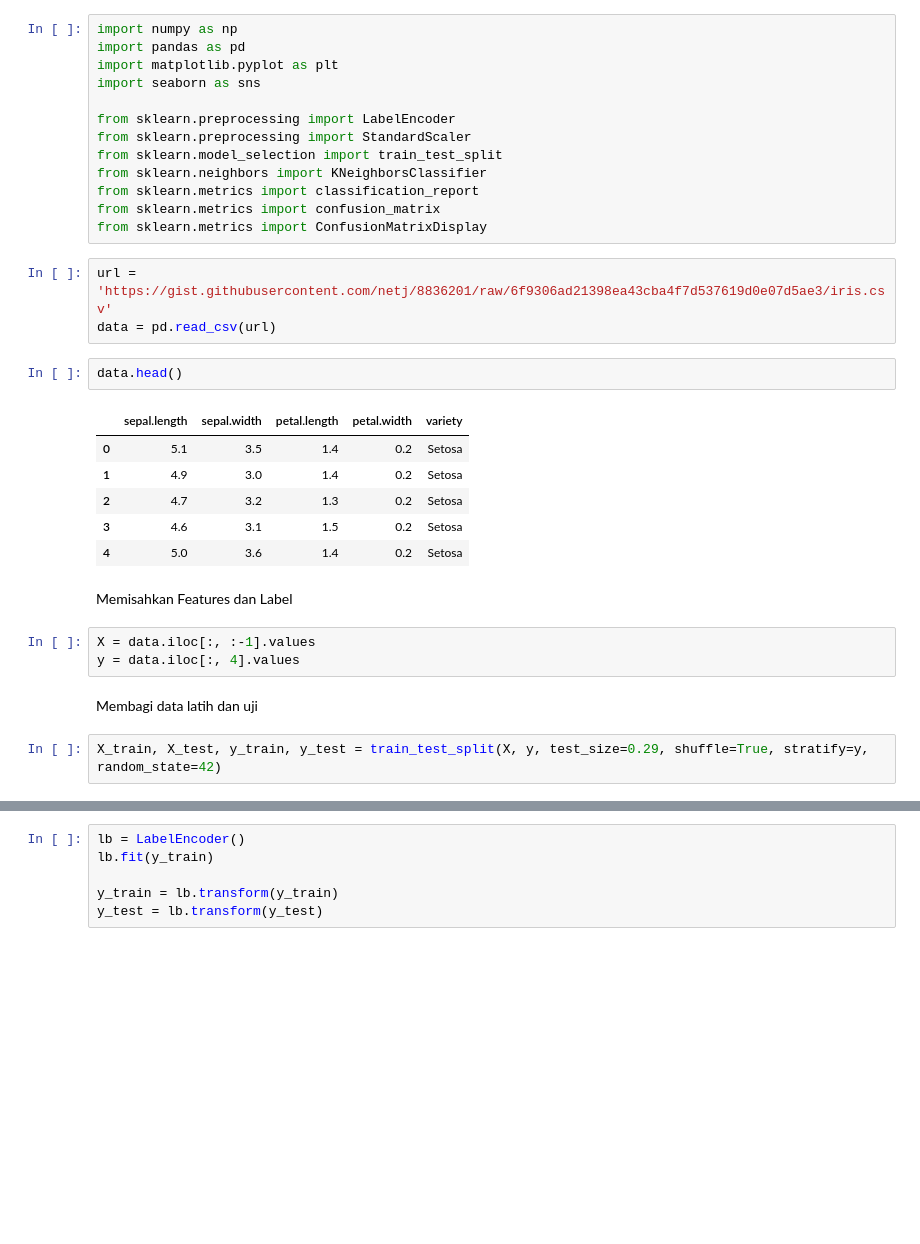
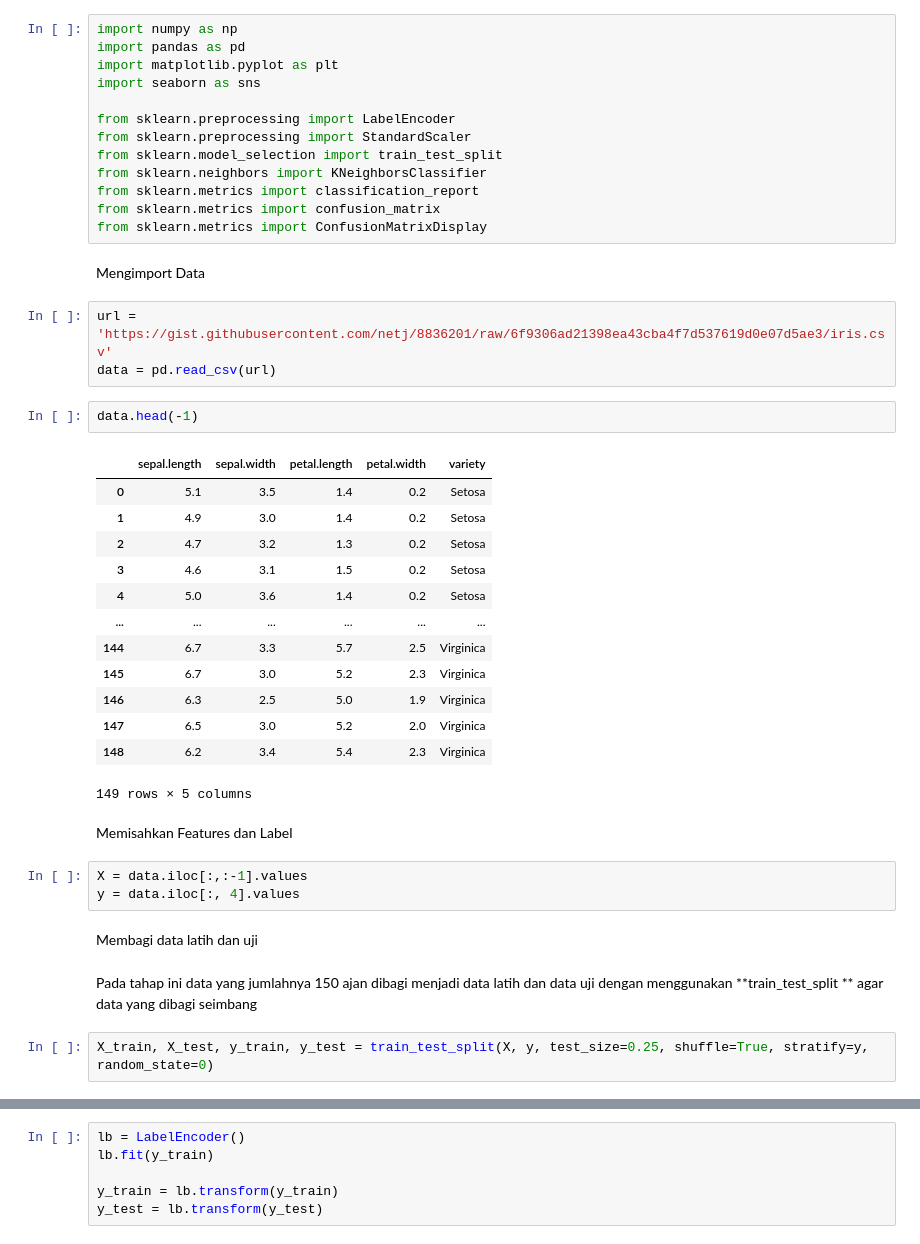
Before and after one commit to AhmadSuud/datamining, a Jupyter notebook: _sources/notebooks3.ipynb, the cells around one changed output, grey strips where cells are left out. Cells and saved outputs as stored; diff of their text form; blank space fills up the shorter version.

```diff
--- a/_sources/notebooks3.ipynb
+++ b/_sources/notebooks3.ipynb
@@ -15,24 +29,35 @@ from sklearn.neighbors import KNeighborsClassifier
 from sklearn.metrics import classification_report
 from sklearn.metrics import confusion_matrix
 from sklearn.metrics import ConfusionMatrixDisplay
+# %% [markdown]
+Mengimport Data
 # %%
 url = 'https://gist.githubusercontent.com/netj/8836201/raw/6f9306ad21398ea43cba4f7d537619d0e07d5ae3/iris.csv'
 data = pd.read_csv(url)
 # %%
-data.head()
+data.head(-1)
 # %% [output]
 |  | sepal.length | sepal.width | petal.length | petal.width | variety |
 | 0 | 5.1 | 3.5 | 1.4 | 0.2 | Setosa |
 | 1 | 4.9 | 3.0 | 1.4 | 0.2 | Setosa |
 | 2 | 4.7 | 3.2 | 1.3 | 0.2 | Setosa |
 | 3 | 4.6 | 3.1 | 1.5 | 0.2 | Setosa |
 | 4 | 5.0 | 3.6 | 1.4 | 0.2 | Setosa |
+| ... | ... | ... | ... | ... | ... |
+| 144 | 6.7 | 3.3 | 5.7 | 2.5 | Virginica |
+| 145 | 6.7 | 3.0 | 5.2 | 2.3 | Virginica |
+| 146 | 6.3 | 2.5 | 5.0 | 1.9 | Virginica |
+| 147 | 6.5 | 3.0 | 5.2 | 2.0 | Virginica |
+| 148 | 6.2 | 3.4 | 5.4 | 2.3 | Virginica |
+149 rows × 5 columns
 # %% [markdown]
 Memisahkan Features dan Label
 # %%
-X = data.iloc[:, :-1].values
+X = data.iloc[:,:-1].values
 y = data.iloc[:, 4].values
 # %% [markdown]
 Membagi data latih dan uji
+# %% [markdown]
+Pada tahap ini data yang jumlahnya 150 ajan dibagi menjadi data latih dan data uji dengan menggunakan **train_test_split ** agar data yang dibagi seimbang
 # %%
-X_train, X_test, y_train, y_test = train_test_split(X, y, test_size=0.29, shuffle=True, stratify=y, random_state=42)
+X_train, X_test, y_train, y_test = train_test_split(X, y, test_size=0.25, shuffle=True, stratify=y, random_state=0)
```
Also changed, not shown: parts of 11 cells of this notebook, 5 other files.
